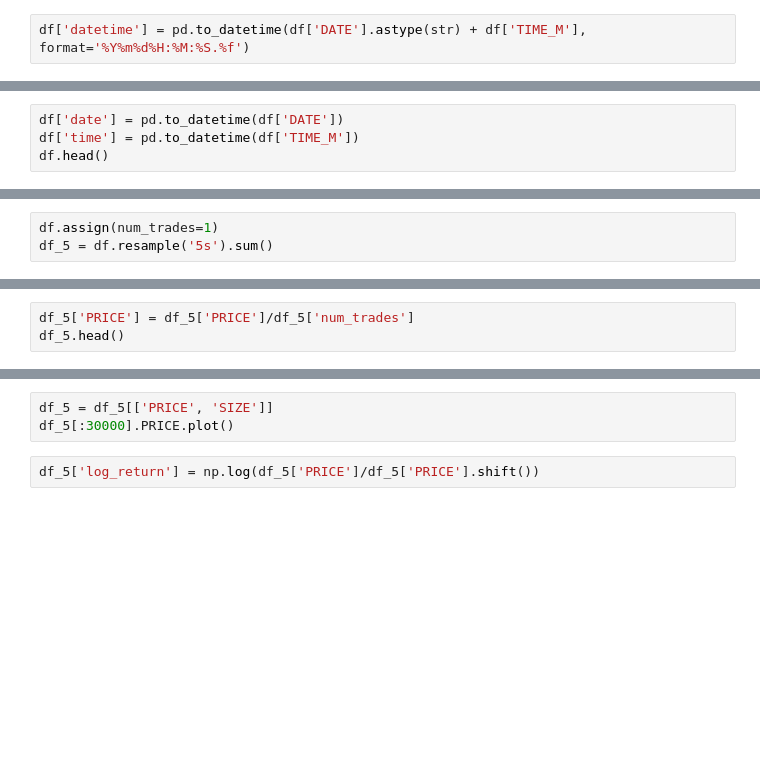
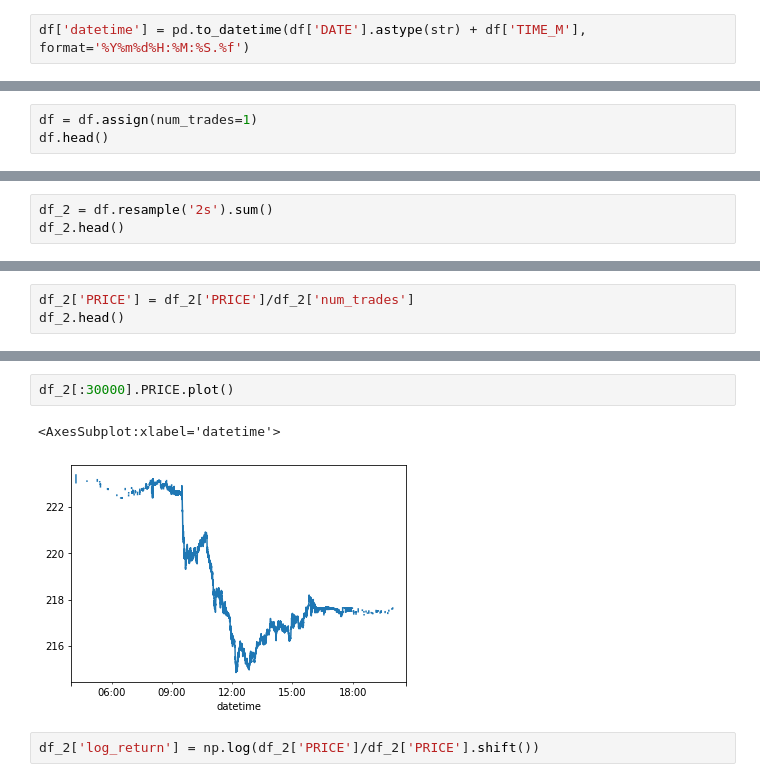
Before and after one commit to sashavoit-zz/volatility-trader, a Jupyter notebook: data_cleaning.ipynb, the cells around one changed output, grey strips where cells are left out. Saved outputs shown, nothing was run; the diff lists cells and outputs as text; blank space fills up the shorter version.

```diff
--- a/data_cleaning.ipynb
+++ b/data_cleaning.ipynb
@@ -32,7 +52,3 @@ df.head()
-# %%
-df['date'] = pd.to_datetime(df['DATE'])
-df['time'] = pd.to_datetime(df['TIME_M'])
-df.head()
 # %%
 df = df[['SIZE', 'PRICE']]
 df.head()
@@ -41,3 +63,3 @@ df.to_csv('./preprecleaned_data.csv')
 # %%
-df.assign(num_trades=1)
-df_5 = df.resample('5s').sum()
+df = df.assign(num_trades=1)
+df.head()
@@ -43,0 +74,3 @@ df_5 = df.resample('5s').sum()
+# %%
+df_2 = df.resample('2s').sum()
+df_2.head()
@@ -44,3 +85,3 @@ df_5 = df.resample('5s').sum()
 # %%
-df_5['PRICE'] = df_5['PRICE']/df_5['num_trades']
-df_5.head()
+df_2['PRICE'] = df_2['PRICE']/df_2['num_trades']
+df_2.head()
@@ -47,6 +96,8 @@ df_5.head()
 # %%
-df_5 = df_5[['PRICE', 'SIZE']]
-df_5[:30000].PRICE.plot()
+df_2[:30000].PRICE.plot()
+# %% [output]
+<AxesSubplot:xlabel='datetime'>
+[figure, added]
 # %%
-df_5['log_return'] = np.log(df_5['PRICE']/df_5['PRICE'].shift())
+df_2['log_return'] = np.log(df_2['PRICE']/df_2['PRICE'].shift())
 # %%
```
Also changed, not shown: parts of 21 cells of this notebook, 1 other file.
